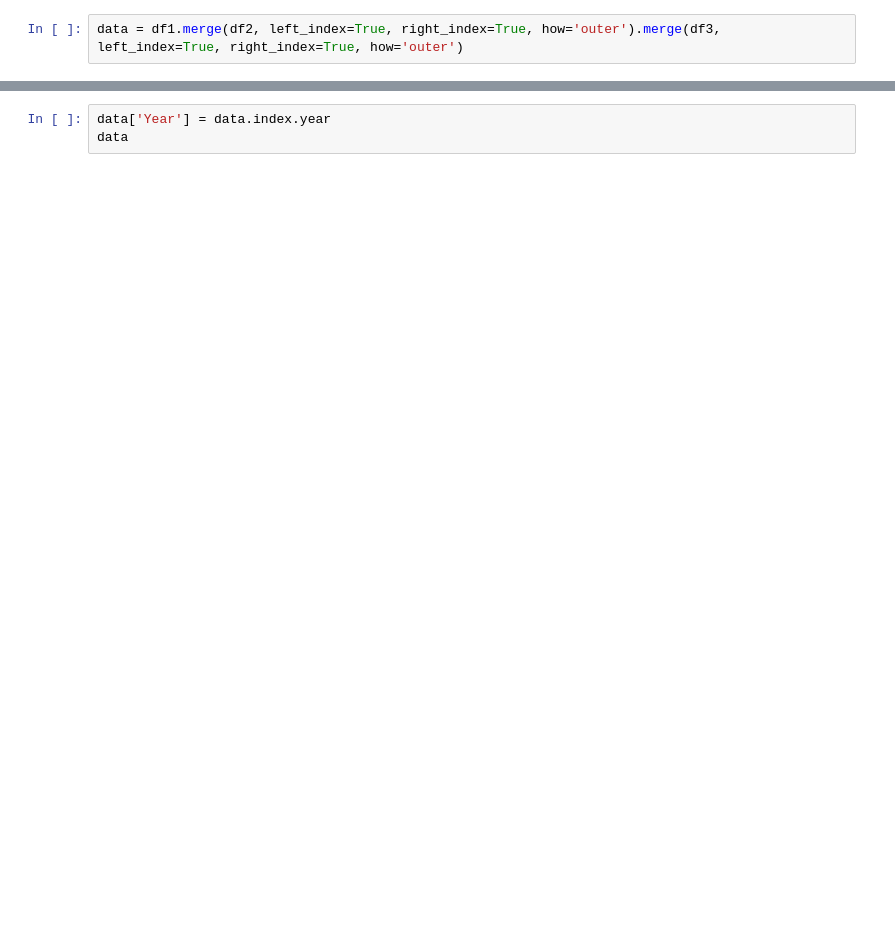
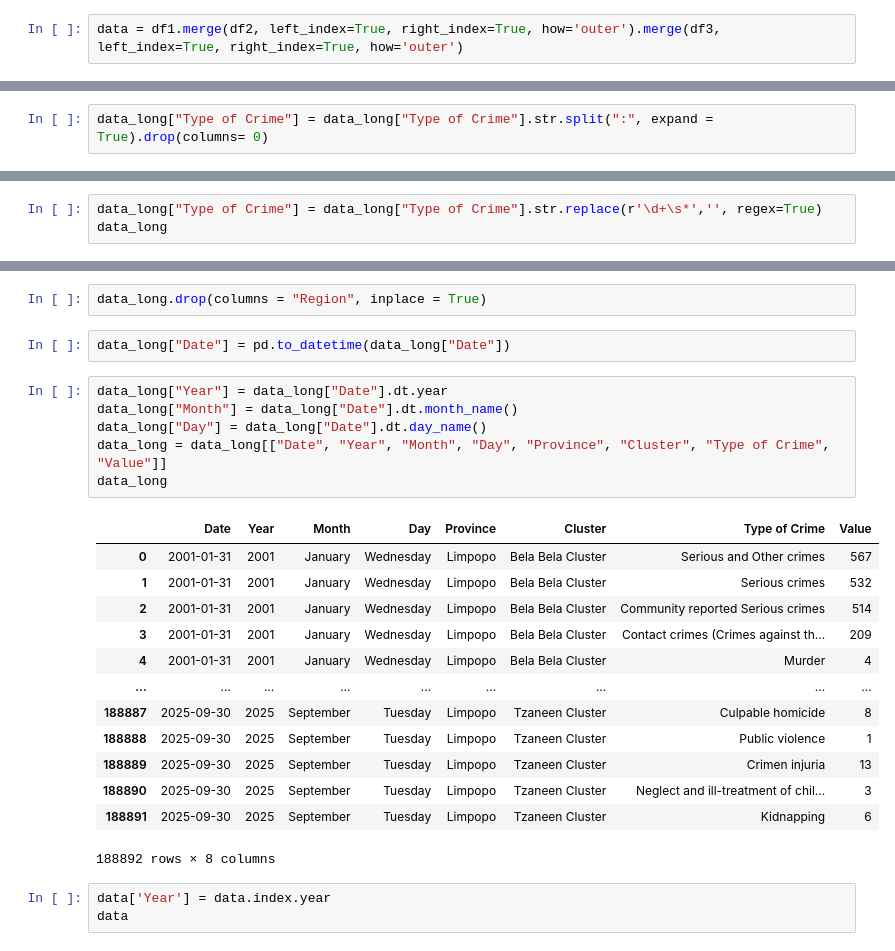
Before and after one commit to Thabiso-Lekwadu/Data-Science-Capstone-Project, a Jupyter notebook: Data Cleaning.ipynb, the cells around one changed output, grey strips where cells are left out. Drawn from its saved outputs; the diff is of its cells as text; blank space fills up the shorter version.

```diff
--- a/Data Cleaning.ipynb
+++ b/Data Cleaning.ipynb
@@ -350,0 +113,2 @@ Index([2001, 2001, 2001, 2001, 2001, 2001, 2001, 2001, 2001, 2001,
+# %%
+data_long["Type of Crime"] = data_long["Type of Crime"].str.split(":", expand = True).drop(columns= 0)
@@ -350,0 +135,3 @@ Index([2001, 2001, 2001, 2001, 2001, 2001, 2001, 2001, 2001, 2001,
+# %%
+data_long["Type of Crime"] = data_long["Type of Crime"].str.replace(r'\d+\s*','', regex=True)
+data_long
@@ -351,3 +152,27 @@ Index([2001, 2001, 2001, 2001, 2001, 2001, 2001, 2001, 2001, 2001,
+# %%
+data_long.drop(columns = "Region", inplace = True)
+# %%
+data_long["Date"] = pd.to_datetime(data_long["Date"])
+# %%
+data_long["Year"] = data_long["Date"].dt.year
+data_long["Month"] = data_long["Date"].dt.month_name()
+data_long["Day"] = data_long["Date"].dt.day_name()
+data_long = data_long[["Date", "Year", "Month", "Day", "Province", "Cluster", "Type of Crime", "Value"]]
+data_long
+# %% [output]
+|  | Date | Year | Month | Day | Province | Cluster | Type of Crime | Value |
+| 0 | 2001-01-31 | 2001 | January | Wednesday | Limpopo | Bela Bela Cluster | Serious and Other crimes | 567 |
+| 1 | 2001-01-31 | 2001 | January | Wednesday | Limpopo | Bela Bela Cluster | Serious crimes | 532 |
+| 2 | 2001-01-31 | 2001 | January | Wednesday | Limpopo | Bela Bela Cluster | Community reported Serious crimes | 514 |
+| 3 | 2001-01-31 | 2001 | January | Wednesday | Limpopo | Bela Bela Cluster | Contact crimes (Crimes against th... | 209 |
+| 4 | 2001-01-31 | 2001 | January | Wednesday | Limpopo | Bela Bela Cluster | Murder | 4 |
+| ... | ... | ... | ... | ... | ... | ... | ... | ... |
+| 188887 | 2025-09-30 | 2025 | September | Tuesday | Limpopo | Tzaneen Cluster | Culpable homicide | 8 |
+| 188888 | 2025-09-30 | 2025 | September | Tuesday | Limpopo | Tzaneen Cluster | Public violence | 1 |
+| 188889 | 2025-09-30 | 2025 | September | Tuesday | Limpopo | Tzaneen Cluster | Crimen injuria | 13 |
+| 188890 | 2025-09-30 | 2025 | September | Tuesday | Limpopo | Tzaneen Cluster | Neglect and ill-treatment of chil... | 3 |
+| 188891 | 2025-09-30 | 2025 | September | Tuesday | Limpopo | Tzaneen Cluster | Kidnapping | 6 |
+188892 rows × 8 columns
 # %%
 data['Year'] = data.index.year
 data
```
Also changed, not shown: parts of 21 cells of this notebook.
